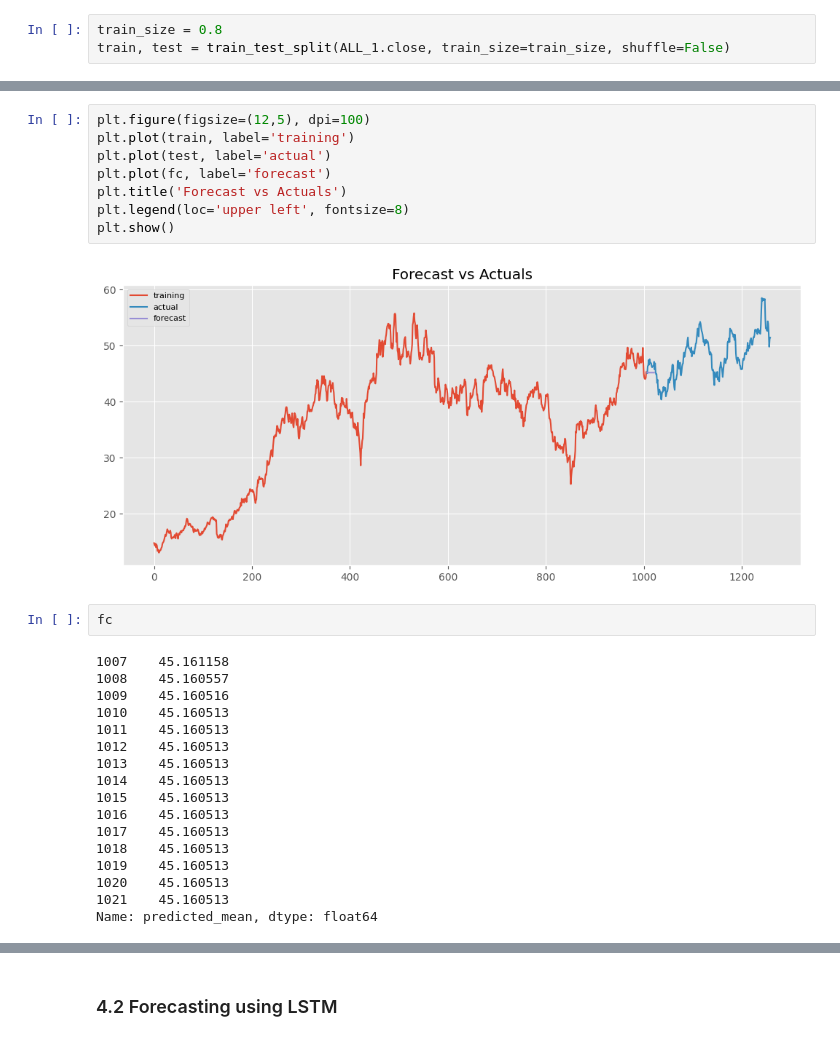
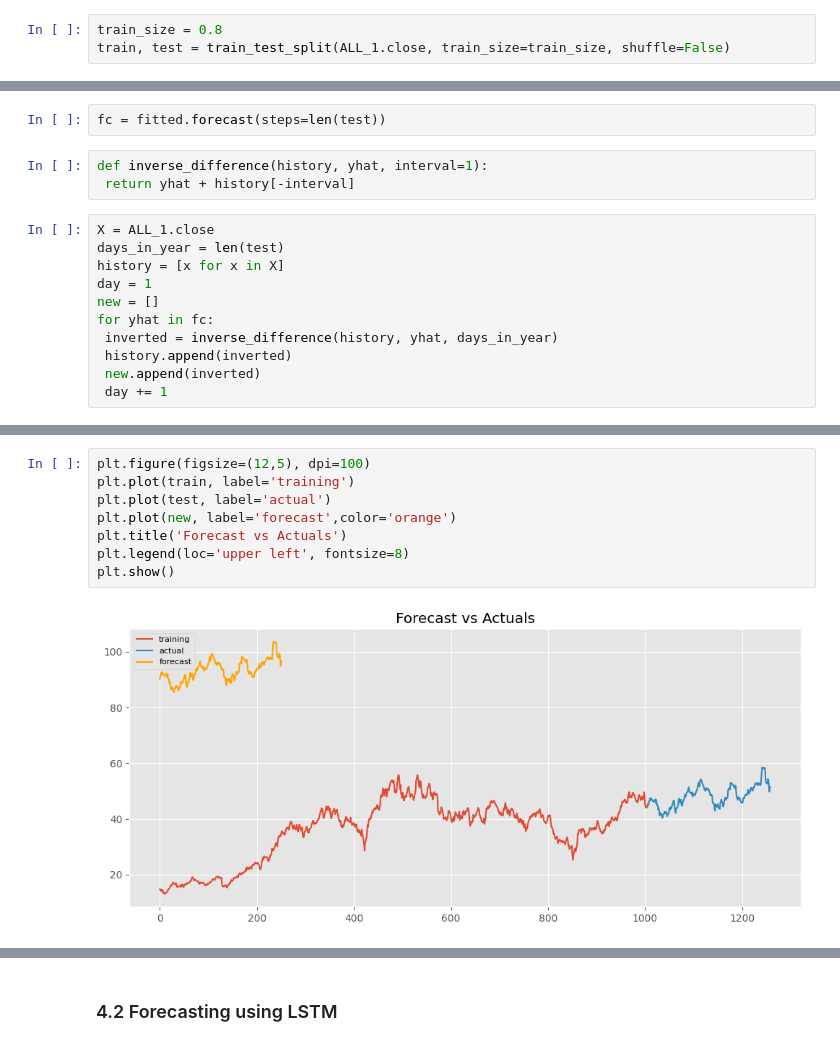
Before and after one commit to wangyeye66/5221-Final-Project, a Jupyter notebook: Code_5221.ipynb, the cells around one changed output, grey strips where cells are left out. Saved outputs shown, nothing was run; the diff lists cells and outputs as text.

```diff
--- a/Code_5221.ipynb
+++ b/Code_5221.ipynb
@@ -455,0 +456,16 @@ fc = fitted.forecast(15, alpha=0.05)
+# %%
+fc = fitted.forecast(steps=len(test))
+# %%
+def inverse_difference(history, yhat, interval=1):
+ return yhat + history[-interval]
+# %%
+X = ALL_1.close
+days_in_year = len(test)
+history = [x for x in X]
+day = 1
+new = []
+for yhat in fc:
+ inverted = inverse_difference(history, yhat, days_in_year)
+ history.append(inverted)
+ new.append(inverted)
+ day += 1
@@ -456,29 +492,10 @@ fc = fitted.forecast(15, alpha=0.05)
 # %%
 plt.figure(figsize=(12,5), dpi=100)
 plt.plot(train, label='training')
 plt.plot(test, label='actual')
-plt.plot(fc, label='forecast')
+plt.plot(new, label='forecast',color='orange')
 plt.title('Forecast vs Actuals')
 plt.legend(loc='upper left', fontsize=8)
 plt.show()
 # %% [output]
-[figure, old version]
+[figure, new version]
-# %%
-fc
-# %% [output]
-1007    45.161158
-1008    45.160557
-1009    45.160516
-1010    45.160513
-1011    45.160513
-1012    45.160513
-1013    45.160513
-1014    45.160513
-1015    45.160513
-1016    45.160513
-1017    45.160513
-1018    45.160513
-1019    45.160513
-1020    45.160513
-1021    45.160513
-Name: predicted_mean, dtype: float64
```
Also changed, not shown: parts of 25 cells of this notebook.
